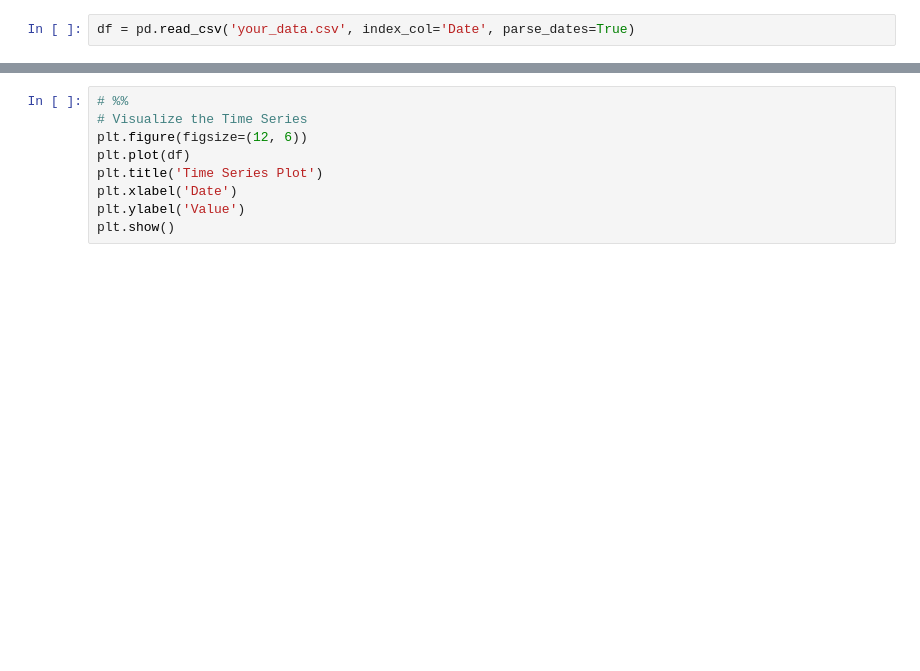
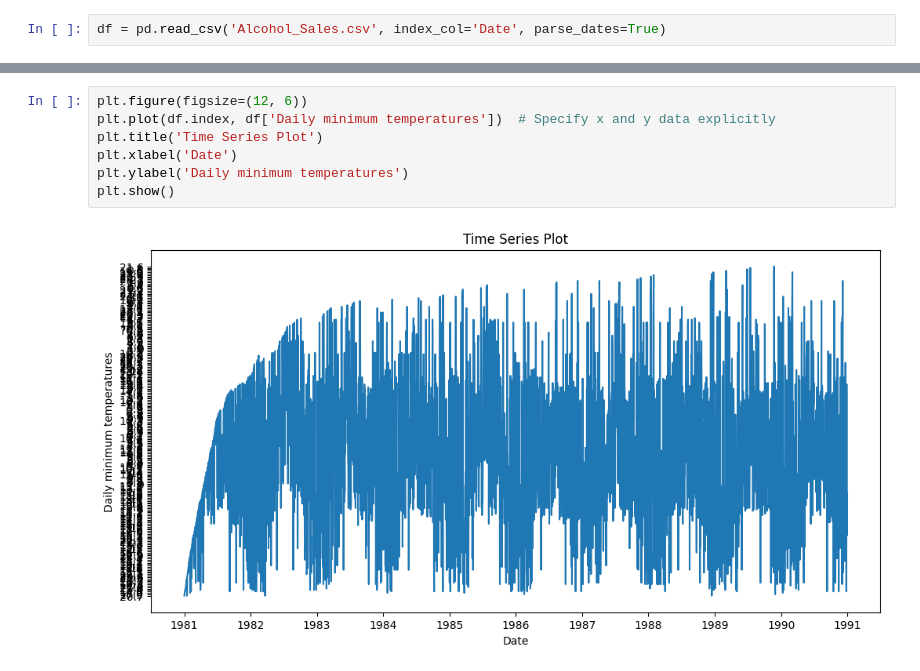
Before and after one commit to Raed-Bourouis/MLEASE, a Jupyter notebook: EDA.ipynb, the cells around one changed output, grey strips where cells are left out. Drawn from its saved outputs; the diff is of its cells as text; blank space fills up the shorter version.

```diff
--- a/EDA.ipynb
+++ b/EDA.ipynb
@@ -36,2 +9,2 @@ ModuleNotFoundError: No module named 'seaborn'
 # %%
-df = pd.read_csv('your_data.csv', index_col='Date', parse_dates=True)
+df = pd.read_csv('Alcohol_Sales.csv', index_col='Date', parse_dates=True)
@@ -44,10 +35,10 @@ print(df.describe())
 # %%
-# %%
-# Visualize the Time Series
 plt.figure(figsize=(12, 6))
-plt.plot(df)
+plt.plot(df.index, df['Daily minimum temperatures'])  # Specify x and y data explicitly
 plt.title('Time Series Plot')
 plt.xlabel('Date')
-plt.ylabel('Value')
+plt.ylabel('Daily minimum temperatures')
 plt.show()
+# %% [output]
+[figure, added]
 # %%
```
Also changed, not shown: parts of 11 cells of this notebook, 5 other files.
